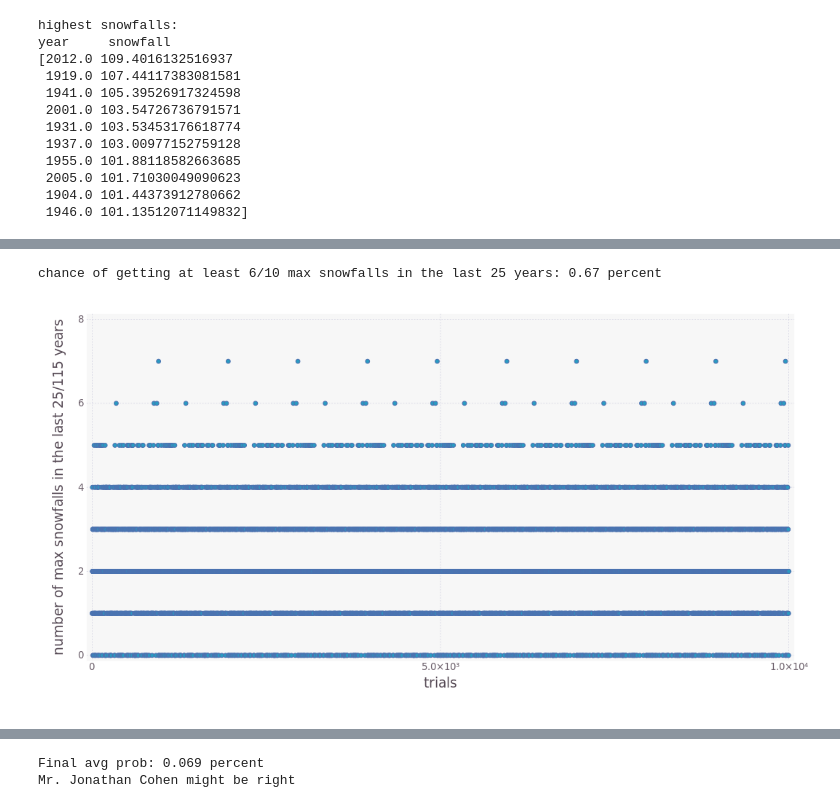
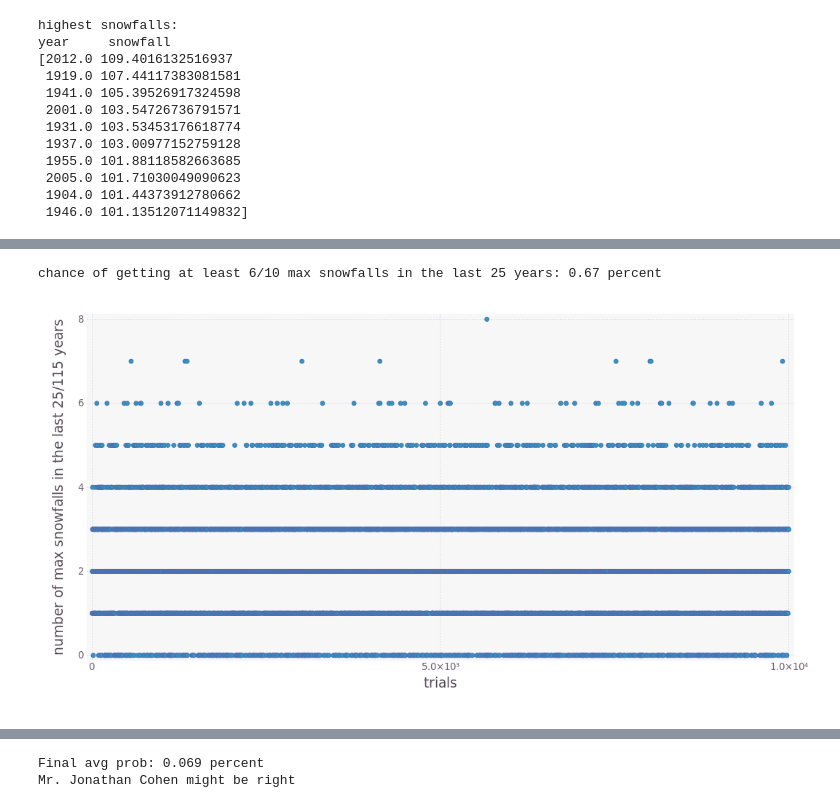
Before and after one commit to aflyax/Julia, a Jupyter notebook: climate_monte_carlo/climate_fun.ipynb, the cells around one changed output, grey strips where cells are left out. Saved outputs shown, nothing was run; the diff lists cells and outputs as text; code cells hidden in the pictures.

```diff
--- a/climate_monte_carlo/climate_fun.ipynb
+++ b/climate_monte_carlo/climate_fun.ipynb
@@ -73,23 +73,23 @@ display(max_p)
 # %%
 function find_highs(tot_num; num_years=115, max_fall=110, last_years=25, high_num=10)
     num_highs = zeros(tot_num)
     for i in 1:tot_num
         years, falls = pop_falls(num_years, max_fall)
         sort_ix = sortperm(falls, rev=true)
         num_highs[i] = length(find(years[sort_ix[1:high_num]] .> num_years-last_years))
     end
 
     return num_highs
 end
 
 println("chance of getting at least 6/10 max snowfalls in the last 25 years: ",
     (length(find(num_highs.>=6)) / num_years)*100, " percent")
-plot(x=1:10000, y=find_highs(1000),
+plot(x=1:10000, y=find_highs(10000),
     Guide.ylabel("number of max snowfalls in the last 25/115 years"), # label for y-axis
     Guide.xlabel("trials"))  # label for x-axis
 # %% [output]
 chance of getting at least 6/10 max snowfalls in the last 25 years: 0.67 percent
-[figure, old version]
+[figure, new version]
 # %%
 function find_prob(num_repeats)
     num_highs = find_highs(num_repeats)
```
